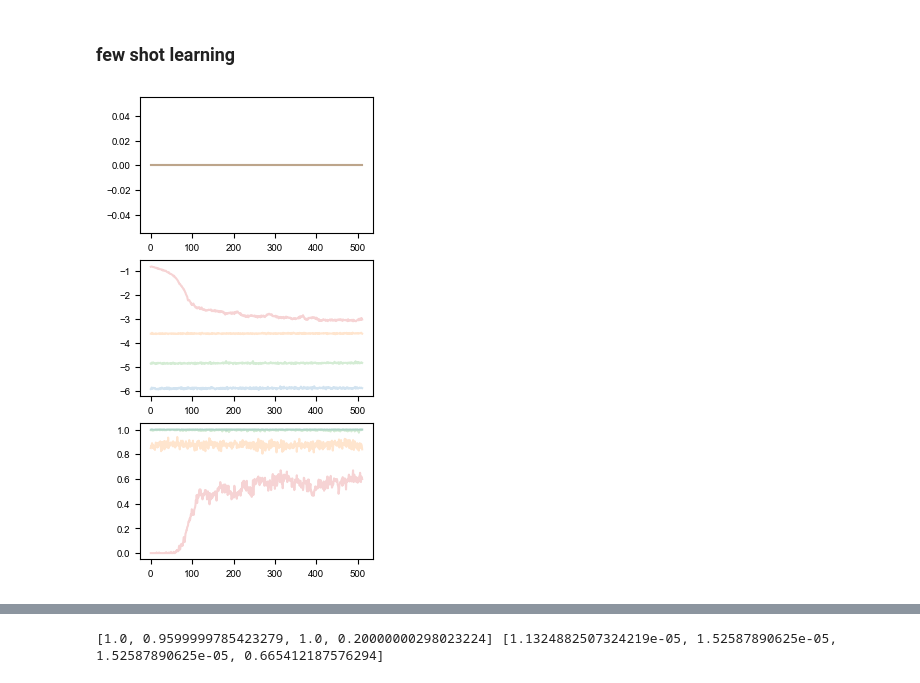
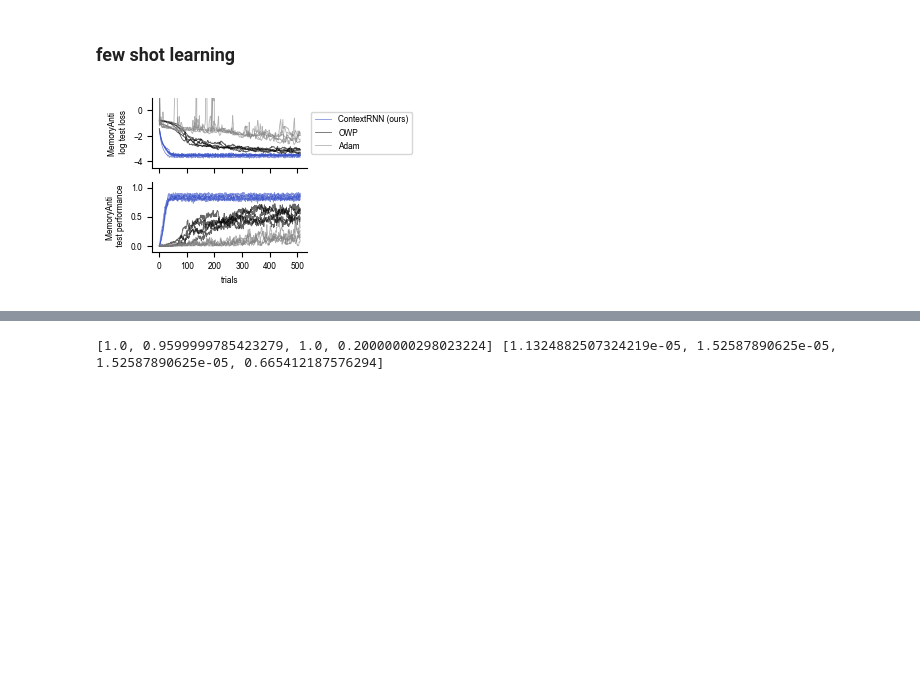
Before and after one commit to hzshan/context_inference_rnn, a Jupyter notebook: train.ipynb, the cells around one changed output, grey strips where cells are left out. Drawn from its saved outputs; the diff is of its cells as text; code cells hidden in the pictures; blank space fills up the shorter version.

Commit message:
few shot learning, option to train from scratch

```diff
--- a/train.ipynb
+++ b/train.ipynb
@@ -90,7 +99,7 @@ fig.savefig(fig_name.replace('.png', '.pdf'), bbox_inches='tight')
 # %%
 import matplotlib.colors as mcolors
 plt.rcParams.update({'font.size': 6,})
-fig, axes = plt.subplots(1, 2, figsize=(5, 1.5))
+fig, axes = plt.subplots(1, 2, figsize=(4, 1.5))
 nonlin_str = '_relu'
 n_task = 6
 y_gap = 3
@@ -170,7 +179,7 @@ fig.subplots_adjust(wspace=2, hspace=0.5)
 
 task_list = ['PRO_D', 'ANTI_D', 'PRO_M', 'ANTI_M', 'PRO_DM', 'ANTI_DM']
 for ax, task in zip(axes.flatten(), task_list):
-    base_color = np.array(mcolors.to_rgb(color_dict[task]))
+    base_color = np.zeros(3) #'#np.array(mcolors.to_rgb(color_dict[task]))
     rgba_colors = [(1 - alpha) * bg_color + alpha * base_color for alpha in alpha_vals]
     cmap = ListedColormap(rgba_colors)
     sm = ScalarMappable(cmap=cmap, norm=Normalize(vmin=0, vmax=1))
@@ -255,7 +259,7 @@ task_list_name_fn = lambda cur_task_list: ''.join([cur.split('_')[0][0] + cur.sp
 nonlin_str = '_relu'
 task2_list = ['PRO_D', 'PRO_M', 'PRO_DM']
 fig, axes = plt.subplots(1, len(task2_list), figsize=(1.9 * len(task2_list), 0.75))
-fig.subplots_adjust(wspace=0.75, hspace=0.2)
+fig.subplots_adjust(wspace=1, hspace=0.2)
 for task2, ax in zip(task2_list, axes):
     task1_list = [task2, task2.replace('PRO', 'ANTI')] + [task1 for task1 in ['PRO_D', 'PRO_M', 'PRO_DM'] if task1 != task2]
     for task1 in task1_list:
@@ -270,13 +274,14 @@ for task2, ax in zip(task2_list, axes):
             plot_y = np.log(ts_loss_arr)
             plot_y = plot_y[0] if task1 == task2 else plot_y[1][n_ckpt:]
             color = color_dict[task1] if len(config['task_list']) > 1 else 'k'
-            label = f'after {task1}' if len(config['task_list']) > 1 else 'as the first task'
+            label = f'after {label_dict[task1]}' if len(config['task_list']) > 1 else 'as the first task'
             label_kwargs = {} if seed != 0 else dict(label=label)
             ax.plot(plot_y, color=color, alpha=0.4, linewidth=1, **label_kwargs)
-    ax.legend(loc='center left', bbox_to_anchor=(0, 1.75))
-    ax.set_ylabel(f'{task2} \n log test loss')
+    ax.legend(loc='center left', bbox_to_anchor=(0.3, 1), handlelength=1)
+    ax.set_ylabel(f'{label_dict[task2]} \n log test loss')
     ax.spines[['top', 'right']].set_visible(False)
     ax.set_xlabel('trials (x {})'.format(int(config['batch_size'] * config['ckpt_step'])))
 fig_name = f'./figures/forward_transfer_example.png'
+fig.savefig(fig_name, bbox_inches='tight', transparent=True)
 fig.savefig(fig_name.replace('.png', '.pdf'), bbox_inches='tight', transparent=True)
 # %% [output]
@@ -295,7 +300,7 @@ for task_order, ax in zip(task_order_list, axes):
         model, tr_loss_arr, ts_loss_arr, ts_perf_arr = train_cxtrnn_sequential(**config)
         ts_arr = np.log(ts_loss_arr)
         for itask, task_ts in enumerate(config['task_list']):
-            label_kwargs = {'label': task_ts} if seed == 0 else {}
+            label_kwargs = {'label': label_dict[task_ts]} if seed == 0 else {}
             ax.plot(ts_arr[itask], color=color_dict[task_ts], alpha=0.6, **label_kwargs)
 ymin, ymax = axes[0].get_ylim()
 for task_order, ax in zip(task_order_list, axes):
@@ -310,8 +315,9 @@ for task_order, ax in zip(task_order_list, axes):
     ax.set_xlabel('trials (x {})'.format(config['batch_size']))
 axes[0].set_ylabel('log test loss')
 for ax in axes:
-    ax.legend(loc='center left', bbox_to_anchor=(0.2, 1.3))
+    ax.legend(loc='center left', bbox_to_anchor=(0.3, 1.3))
     ax.spines[['top', 'right']].set_visible(False)
 fig_name = f'./figures/backward_transfer_example.png'
+fig.savefig(fig_name, bbox_inches='tight')
 fig.savefig(fig_name.replace('.png', '.pdf'), bbox_inches='tight')
 # %% [output]
@@ -404,24 +410,53 @@ for itrial in range(1):
 # %% [markdown]
 ### few shot learning
 # %%
-fig, axes = plt.subplots(3, 1, figsize=(3, 6))
-for seed in range(1):
-    # save_name = f'cxtrnn_seq_v2_gating3_ioZ_relu_PsPmAs_tskm512_sd{seed}'
-    # save_sfx = 'few_shot'
-    save_name = f'leakyrnn_v1_proj_relu_PsAsPmAm_AdamWithProj_sd{seed}'
-    save_sfx = 'few_shot_lr0pt01'
-    config = load_config(save_name)
-    config['retrain'] = False
-    train_fn = eval(config.get('train_fn', 'train_cxtrnn_sequential'))
-    model, _, _, _ = train_fn(**config)
-    ts_loss_arr = np.load(f'./saved_models/{save_name}/ts_loss_{save_sfx}.npy')
-    ts_perf_arr = np.load(f'./saved_models/{save_name}/ts_perf_{save_sfx}.npy')
-    ts_err_file = f'./saved_models/{save_name}/ts_err_{save_sfx}.npy'
-    ts_err_arr = np.load(ts_err_file) if os.path.isfile(ts_err_file) else np.zeros(ts_loss_arr.shape)
-    if len(config['task_list']) == 3:
-        task_list = config['task_list'] + ['ANTI_M']
-    for itask, task in enumerate(task_list):
-        for iax, plot_arr in enumerate([ts_err_arr, np.log(ts_loss_arr), ts_perf_arr]):
-            axes[iax].plot(plot_arr[:512, itask], color=f'C{itask}', alpha=0.2)
+plt.rcParams.update({'font.size': 6,})
+task_order = 'PsAsPm'
+new_task = 'ANTI_M'
+fig, axes = plt.subplots(2, 1, figsize=(2, 2), sharex=True)
+ts_perf_collect = [[], [], []]
+for i_model in range(3):
+    for seed in range(5):
+        if i_model == 0:
+            save_name = f'cxtrnn_seq_v2_gating3_ioZ_relu_{task_order}_tskm512_sd{seed}'
+            color = color_dict[new_task]
+            label = 'ContextRNN (ours)'
+            save_sfx = ''
+        elif i_model == 1:
+            save_name = f'leakyrnn_v1_proj_relu_{task_order}Am_AdamWithProj_sd{seed}'
+            color = 'k'
+            label = 'OWP'
+            save_sfx = ''
+        else:
+            save_name = f'leakyrnn_v1_proj_relu_{task_order}Am_AdamWithProj_sd{seed}'
+            color = 'gray'
+            label = 'Adam'
+            save_sfx = '_INIT'
+        config = load_config(save_name)
+        config['retrain'] = False
+        train_fn = eval(config.get('train_fn', 'train_cxtrnn_sequential'))
+        model, _, _, _ = train_fn(**config)
+        ts_loss_arr = np.load(f'./saved_models/{save_name}/ts_loss_few_shot{save_sfx}.npy')
+        ts_perf_arr = np.load(f'./saved_models/{save_name}/ts_perf_few_shot{save_sfx}.npy')
+        ts_err_file = f'./saved_models/{save_name}/ts_err_few_shot{save_sfx}.npy'
+        ts_err_arr = np.load(ts_err_file) if os.path.isfile(ts_err_file) else np.zeros(ts_loss_arr.shape)
+        task_list = (config['task_list'] + [new_task]) if len(config['task_list']) == 3 else config['task_list']
+        itask = task_list.index(new_task)
+        for iax, plot_arr in enumerate([np.log(ts_loss_arr), ts_perf_arr]):
+            lbl_kwargs = dict(label=label) if seed == 0 else {}
+            axes[iax].plot(plot_arr[:512, itask], color=color, alpha=0.6, linewidth=0.6, **lbl_kwargs)
+        ts_perf_collect[i_model].append(ts_perf_arr)
+    ts_perf_collect[i_model] = np.array(ts_perf_collect[i_model])
+axes[0].set_ylabel('MemoryAnti \n log test loss')
+axes[1].set_ylabel('MemoryAnti \n test performance')
+axes[1].set_xlabel('trials')
+axes[0].legend(loc='center left', bbox_to_anchor=(1, 0.5))
+axes[0].set_ylim([-4.5, 1])
+axes[1].set_ylim([0-0.1, 1+0.1])
+for ax in axes:
+    ax.spines[['top', 'right']].set_visible(False)
+fig_name = f'./figures/few_shot_example_{task_order}.png'
+fig.savefig(fig_name, bbox_inches='tight')
+fig.savefig(fig_name.replace('.png', '.pdf'), bbox_inches='tight')
 # %% [output]
-[figure, old version]
+[figure, new version]
```
Also changed, not shown: parts of 7 cells of this notebook, 2 other files.
